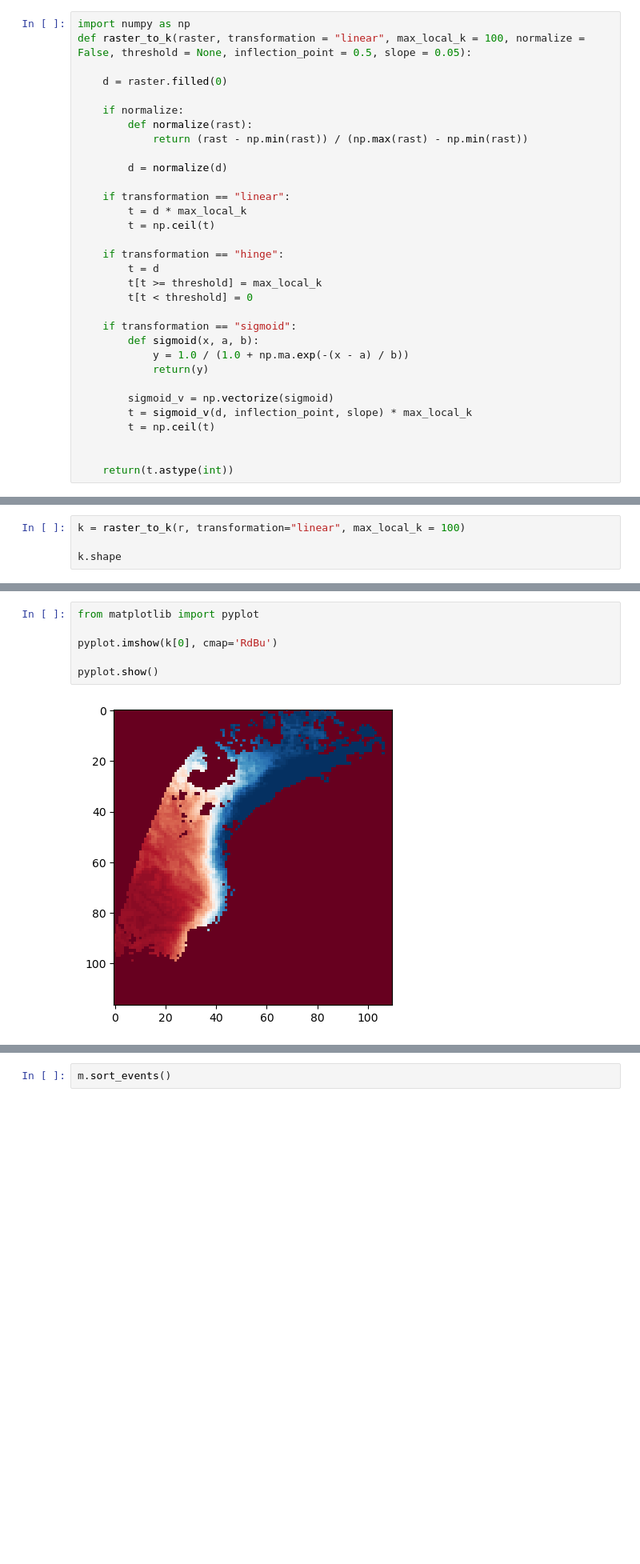
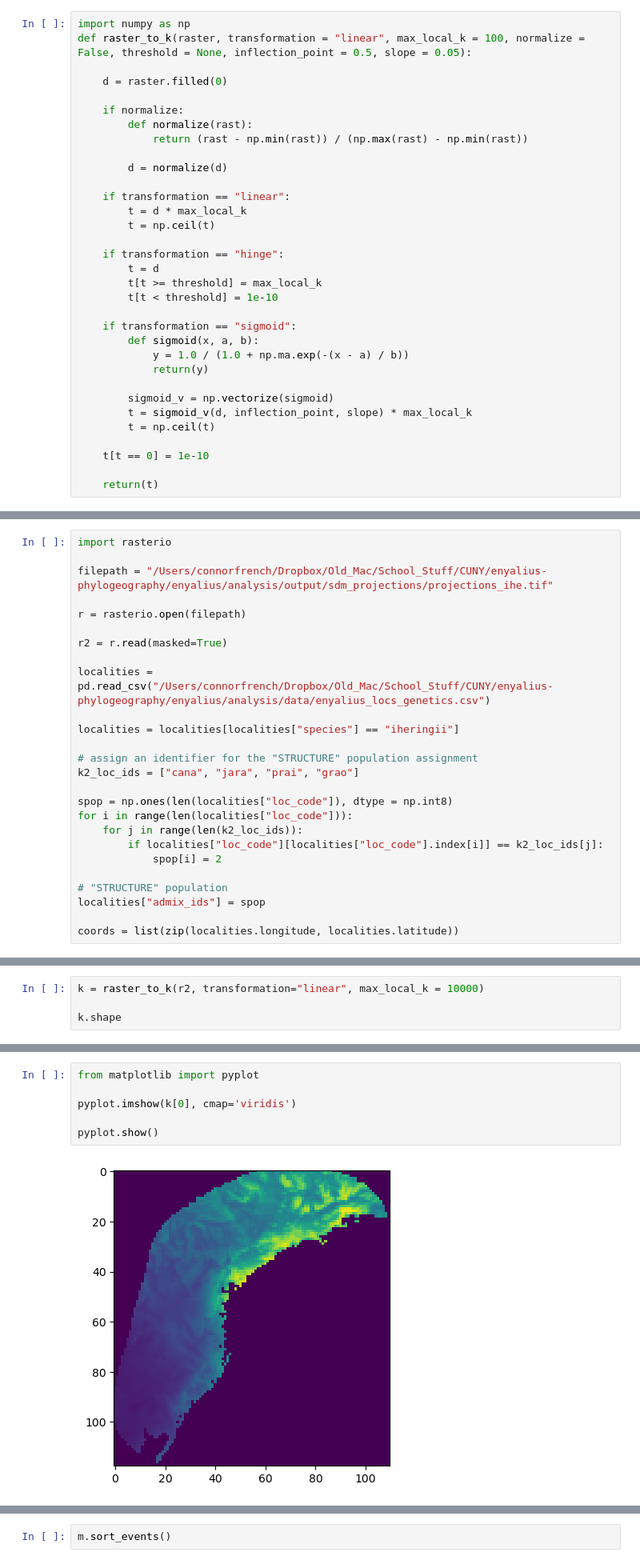
Before and after one commit to connor-french/spaceprime, a Jupyter notebook: spaceprime-sandbox.ipynb, the cells around one changed output, grey strips where cells are left out. Shown at 80% size. Saved outputs shown, nothing was run; the diff lists cells and outputs as text; blank space fills up the shorter version.

```diff
--- a/spaceprime-sandbox.ipynb
+++ b/spaceprime-sandbox.ipynb
@@ -35,7 +35,7 @@ def raster_to_k(raster, transformation = "linear", max_local_k = 100, normalize
     if transformation == "hinge":
         t = d
         t[t >= threshold] = max_local_k
-        t[t < threshold] = 0
+        t[t < threshold] = 1e-10
 
     if transformation == "sigmoid":
         def sigmoid(x, a, b):
@@ -46,8 +46,9 @@ def raster_to_k(raster, transformation = "linear", max_local_k = 100, normalize
         t = sigmoid_v(d, inflection_point, slope) * max_local_k
         t = np.ceil(t)
 
+    t[t == 0] = 1e-10
 
-    return(t.astype(int))
+    return(t)
 # %% [markdown]
 ## Migration matrix from deme sizes
 This is a skeleton to facilitate creating a migration matrix from a matrix of deme sizes.
@@ -287,0 +1121,26 @@ r.shape
+# %%
+import rasterio
+
+filepath = "/Users/connorfrench/Dropbox/Old_Mac/School_Stuff/CUNY/enyalius-phylogeography/enyalius/analysis/output/sdm_projections/projections_ihe.tif"
+
+r = rasterio.open(filepath)
+
+r2 = r.read(masked=True)
+
+localities = pd.read_csv("/Users/connorfrench/Dropbox/Old_Mac/School_Stuff/CUNY/enyalius-phylogeography/enyalius/analysis/data/enyalius_locs_genetics.csv")
+
+localities = localities[localities["species"] == "iheringii"]
+
+# assign an identifier for the "STRUCTURE" population assignment
+k2_loc_ids = ["cana", "jara", "prai", "grao"]
+
+spop = np.ones(len(localities["loc_code"]), dtype = np.int8)
+for i in range(len(localities["loc_code"])):
+    for j in range(len(k2_loc_ids)):
+        if localities["loc_code"][localities["loc_code"].index[i]] == k2_loc_ids[j]:
+            spop[i] = 2
+
+# "STRUCTURE" population
+localities["admix_ids"] = spop
+
+coords = list(zip(localities.longitude, localities.latitude))
@@ -288,5 +1153,5 @@ r.shape
 # %%
-k = raster_to_k(r, transformation="linear", max_local_k = 100)
+k = raster_to_k(r2, transformation="linear", max_local_k = 10000)
 
 k.shape
 # %% [output]
@@ -294,9 +1164,9 @@ k.shape
 # %%
 from matplotlib import pyplot
 
-pyplot.imshow(k[0], cmap='RdBu')
+pyplot.imshow(k[0], cmap='viridis')
 
 pyplot.show()
 # %% [output]
-[figure, old version]
+[figure, new version]
 # %%
```
Also changed, not shown: parts of 215 cells of this notebook, 14 other files.
